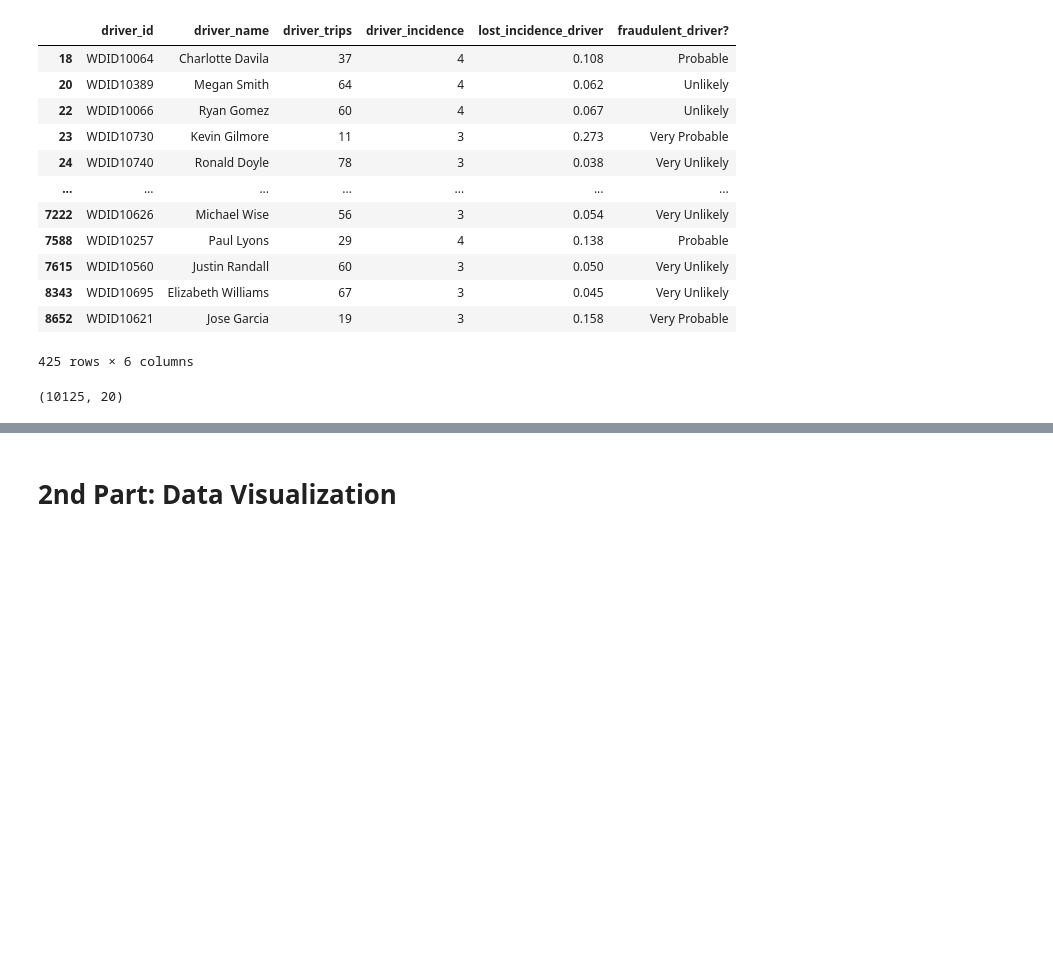
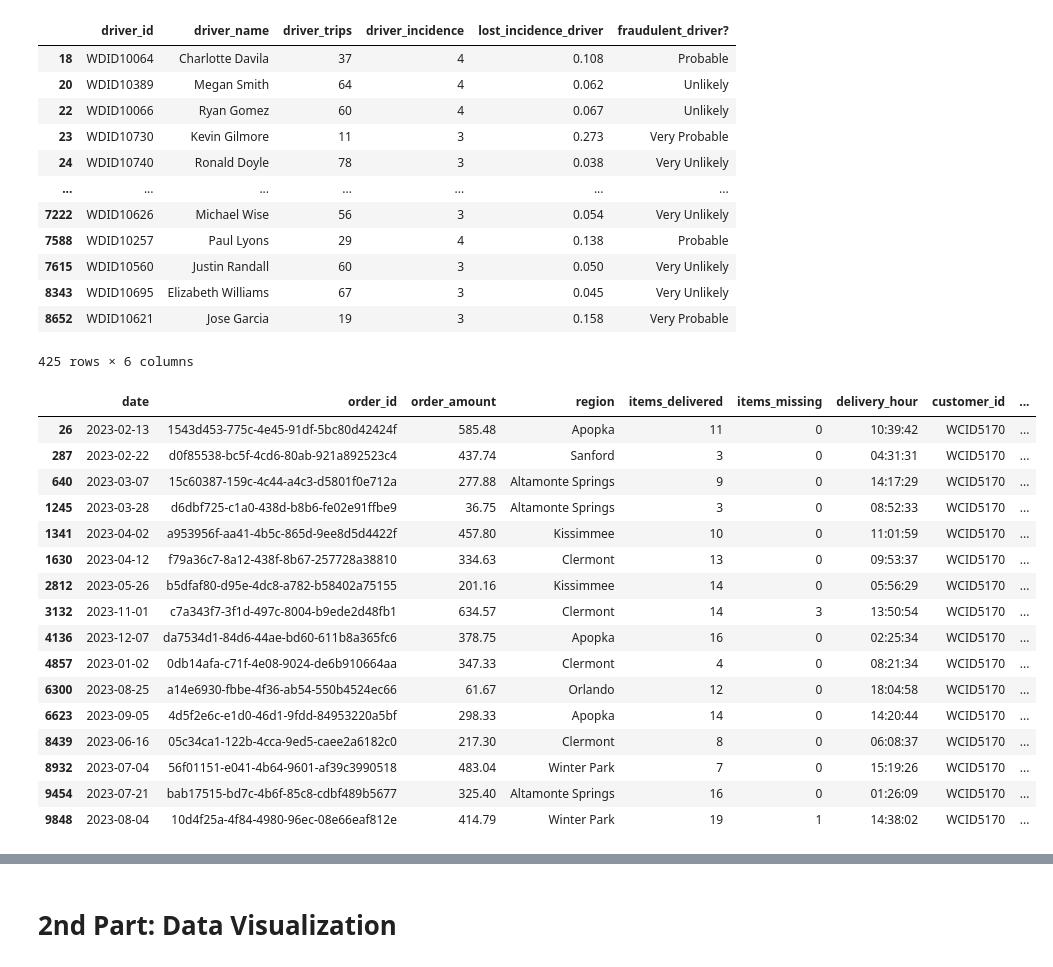
Before and after one commit to Edcysne/Walmart-Project, a Jupyter notebook: first_data_analysis.ipynb, the cells around one changed output, grey strips where cells are left out. Saved outputs shown, nothing was run; the diff lists cells and outputs as text; code cells hidden in the pictures; blank space fills up the shorter version.

```diff
--- a/first_data_analysis.ipynb
+++ b/first_data_analysis.ipynb
@@ -237,42 +237,56 @@ df_lost_cost_drivers.drop_duplicates()
 #df_nodup[(df_nodup['customer_orders'].notna()) & (df_nodup['items_missing'] == 2)]
 total_lost = df.groupby('order_id')['items_missing'].max()
 
 #df_nodup
 
 df_bruce = df_nodup[
     (df_nodup['customer_orders'].notna()) &
     (df_nodup['missing_product_name'].notna())
 ].copy()
 
 #Number_of_lost_items will count the lost products by quantity
 #Number_of_items will count the lost products by type
 df_bruce['number_of_lost_items'] = df_bruce.groupby('order_id')['items_missing'].transform('max')
 df_bruce['number_of_items'] = df_bruce.groupby('order_id')['missing_product_name'].transform('nunique')
 
 #If they are equal = 1, otherwise = 0
 df_bruce['Check'] = (df_bruce['number_of_lost_items'] == df_bruce['number_of_items'])*1
 
 #If the check = 0, we can multiply the product_amount_price for the number_of_lost_items
 df_bruce['multiplier'] = np.where(df_bruce['Check'] == 0,
                                   df_bruce['number_of_lost_items'],
                                   1)
 
 #Column 'Multiplier' in main dataset
-    #right = df_bruce[['order_id','multiplier']].drop_duplicates('order_id')
-    #right
-    #df_nodup = df_nodup.merge(right, on='order_id', how='left')
-    #df_nodup.shape
-    #df_nodup = df_nodup.drop(columns=['multiplier_x','multiplier_y'])
+#right = df_bruce[['order_id','multiplier']].drop_duplicates('order_id')
+#right
+#df_nodup = df_nodup.merge(right, on='order_id', how='left')
+#df_nodup.shape
+#df_nodup = df_nodup.drop(columns=['multiplier_x','multiplier_y'])
 
 #Total real value
-df_nodup['total_lost_value'] = df_nodup['product_amount_price'] * df_nodup['multiplier']
+#df_nodup['total_lost_value'] = df_nodup['product_amount_price'] * df_nodup['multiplier']
 
 #Quick check
 df_nodup[df_nodup['customer_name'] == 'Elijah Taylor']
-
-df_nodup.shape
 # %% [output]
-(10125, 20)
+|  | date | order_id | order_amount | region | items_delivered | items_missing | delivery_hour | customer_id | ... |
+| 26 | 2023-02-13 | 1543d453-775c-4e45-91df-5bc80d42424f | 585.48 | Apopka | 11 | 0 | 10:39:42 | WCID5170 | ... |
+| 287 | 2023-02-22 | d0f85538-bc5f-4cd6-80ab-921a892523c4 | 437.74 | Sanford | 3 | 0 | 04:31:31 | WCID5170 | ... |
+| 640 | 2023-03-07 | 15c60387-159c-4c44-a4c3-d5801f0e712a | 277.88 | Altamonte Springs | 9 | 0 | 14:17:29 | WCID5170 | ... |
+| 1245 | 2023-03-28 | d6dbf725-c1a0-438d-b8b6-fe02e91ffbe9 | 36.75 | Altamonte Springs | 3 | 0 | 08:52:33 | WCID5170 | ... |
+| 1341 | 2023-04-02 | a953956f-aa41-4b5c-865d-9ee8d5d4422f | 457.80 | Kissimmee | 10 | 0 | 11:01:59 | WCID5170 | ... |
+| 1630 | 2023-04-12 | f79a36c7-8a12-438f-8b67-257728a38810 | 334.63 | Clermont | 13 | 0 | 09:53:37 | WCID5170 | ... |
+| 2812 | 2023-05-26 | b5dfaf80-d95e-4dc8-a782-b58402a75155 | 201.16 | Kissimmee | 14 | 0 | 05:56:29 | WCID5170 | ... |
+| 3132 | 2023-11-01 | c7a343f7-3f1d-497c-8004-b9ede2d48fb1 | 634.57 | Clermont | 14 | 3 | 13:50:54 | WCID5170 | ... |
+| 4136 | 2023-12-07 | da7534d1-84d6-44ae-bd60-611b8a365fc6 | 378.75 | Apopka | 16 | 0 | 02:25:34 | WCID5170 | ... |
+| 4857 | 2023-01-02 | 0db14afa-c71f-4e08-9024-de6b910664aa | 347.33 | Clermont | 4 | 0 | 08:21:34 | WCID5170 | ... |
+| 6300 | 2023-08-25 | a14e6930-fbbe-4f36-ab54-550b4524ec66 | 61.67 | Orlando | 12 | 0 | 18:04:58 | WCID5170 | ... |
+| 6623 | 2023-09-05 | 4d5f2e6c-e1d0-46d1-9fdd-84953220a5bf | 298.33 | Apopka | 14 | 0 | 14:20:44 | WCID5170 | ... |
+| 8439 | 2023-06-16 | 05c34ca1-122b-4cca-9ed5-caee2a6182c0 | 217.30 | Clermont | 8 | 0 | 06:08:37 | WCID5170 | ... |
+| 8932 | 2023-07-04 | 56f01151-e041-4b64-9601-af39c3990518 | 483.04 | Winter Park | 7 | 0 | 15:19:26 | WCID5170 | ... |
+| 9454 | 2023-07-21 | bab17515-bd7c-4b6f-85c8-cdbf489b5677 | 325.40 | Altamonte Springs | 16 | 0 | 01:26:09 | WCID5170 | ... |
+| 9848 | 2023-08-04 | 10d4f25a-4f84-4980-96ec-08e66eaf812e | 414.79 | Winter Park | 19 | 1 | 14:38:02 | WCID5170 | ... |
 # %%
 #merging the customer identifications
 right = df_lost_cost_customers[['customer_id','customer_incidence', 'lost_incidence_customer', 'fraudulent_customer?']].drop_duplicates('customer_id')
```
Also changed, not shown: parts of 2 cells of this notebook.
